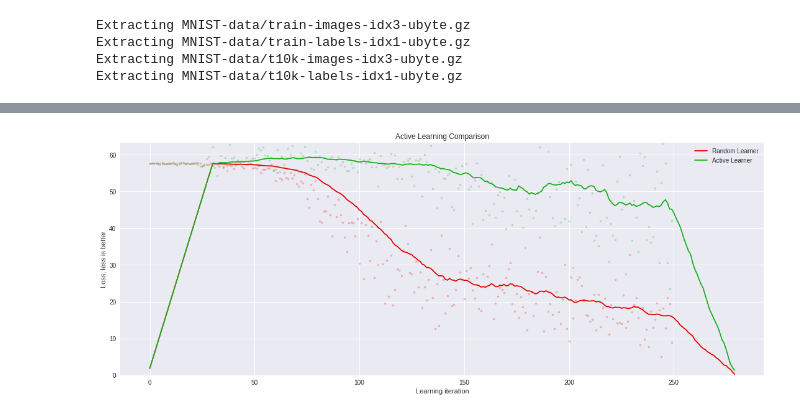
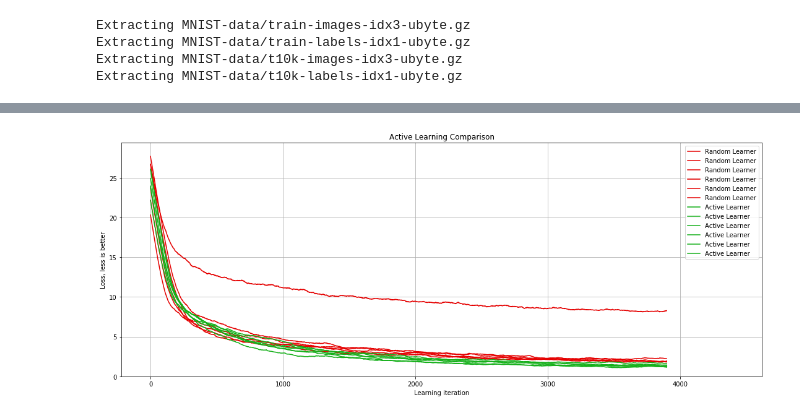
Before and after one commit to racersmith/active-learner, a Jupyter notebook: active_learner.ipynb, the cells around one changed output, grey strips where cells are left out. Saved outputs shown, nothing was run; the diff lists cells and outputs as text; code cells hidden in the pictures.

```diff
--- a/active_learner.ipynb
+++ b/active_learner.ipynb
@@ -120,13 +99,3 @@ Extracting MNIST-data/train-images-idx3-ubyte.gz
 Extracting MNIST-data/train-labels-idx1-ubyte.gz
 Extracting MNIST-data/t10k-images-idx3-ubyte.gz
 Extracting MNIST-data/t10k-labels-idx1-ubyte.gz
-# %%
-n_plot = 5
-
-plt.subplots(figsize = (2*n_plot, 2))
-for i in range(n_plot):
-  plt.subplot(1, n_plot, i+1)
-  plt.title(train_labels[i])
-  plt.imshow(train_data[i].reshape((28, 28)))
-  plt.axis('off')
-plt.show()
@@ -288,0 +273,5 @@ def run_og_model(batch_size, n_epochs, batches_per_epoch, show=False):
+# %%
+_ = run_og_model(batch_size=25,
+                 n_epochs=5,
+                 batches_per_epoch=len(train_data)//25//5,
+                 show=True)
@@ -362,12 +394,12 @@ def run_al_model(batch_size, n_epochs, batches_per_epoch, searches, warmup_batch
 # %%
 batch_size = 25
-n_epochs = 10
+n_epochs = 2
 batches_per_epoch = len(train_data)//batch_size
 searches = 4
-warmup_batches = 20
+warmup_batches = 500
+
 log_data = {'og': [], 'al': []}
-
-for i in range(5):
-  log_data['og'].append(run_og_model(batch_size, n_epochs, batches_per_epoch, show=False))
-  log_data['al'].append(run_al_model(batch_size, n_epochs, batches_per_epoch, searches, warmup_batches, show=False))
+for i in range(10):
+    log_data['og'].append(run_og_model(batch_size, n_epochs, batches_per_epoch, show=False))
+    log_data['al'].append(run_al_model(batch_size, n_epochs, batches_per_epoch, searches, warmup_batches, show=False))
 # %% [output]
@@ -377,25 +412,27 @@ Session Complete: Loss: 0.9522
 # %%
-k_smooth = 31
-scatter_alpha = 0.25
+k_smooth = 501
+scatter_alpha = 0.0
 
 plt.figure(figsize=(15,6))
 plt.title("Active Learning Comparison")
 
 for og_loss in log_data['og']:
-  plt.plot(og_loss, marker='.', linestyle=' ', color='xkcd:red', alpha=scatter_alpha)
-  loss_smooth = smooth(og_loss, k_smooth)
-  plt.plot(loss_smooth, color='xkcd:red', label='Random Learner')
+    plt.plot(og_loss, marker='.', linestyle=' ', color='xkcd:red', alpha=scatter_alpha)
+    loss_smooth = smooth(og_loss, k_smooth)
+    plt.plot(loss_smooth, color='xkcd:red', label='Random Learner')
 
 for al_loss in log_data['al']:
-  plt.plot(al_loss, marker='.', linestyle=' ', color='xkcd:green', alpha=scatter_alpha)
-  plt.plot(smooth(al_loss, k_smooth), color='xkcd:green', label='Active Learner')
+    plt.plot(al_loss, marker='.', linestyle=' ', color='xkcd:green', alpha=scatter_alpha)
+    plt.plot(smooth(al_loss, k_smooth), color='xkcd:green', label='Active Learner')
 
 plt.grid(True)
 plt.tight_layout()
 plt.legend()
 plt.ylim(0, 1.1*max(loss_smooth))
 plt.ylabel('Loss, less is better')
 plt.xlabel('Learning iteration')
+# plt.xlim(3000, None)
+# plt.ylim(0, 10)
 plt.show()
 # %% [output]
-[figure, old version]
+[figure, new version]
```
Also changed, not shown: parts of 17 cells of this notebook.
